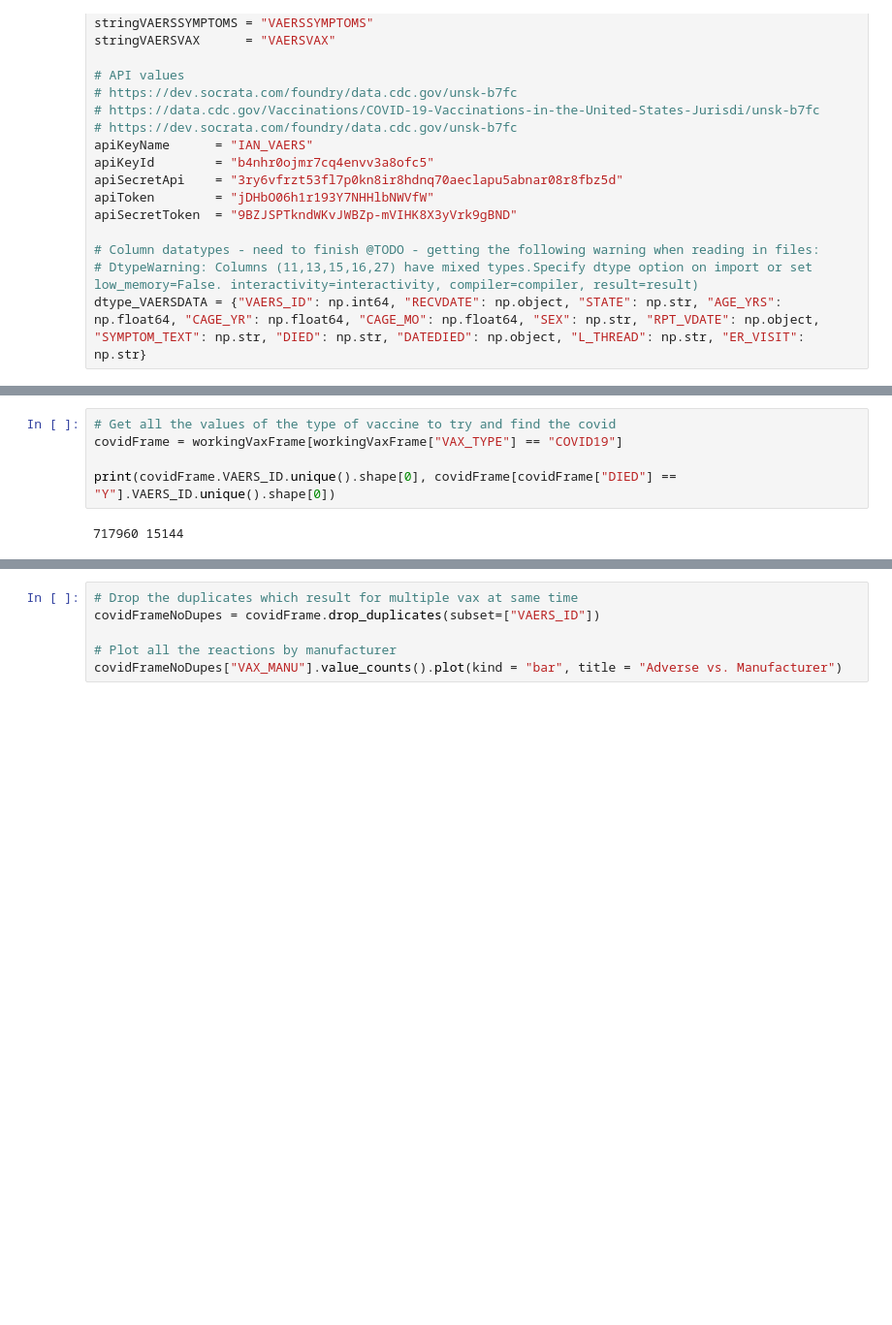
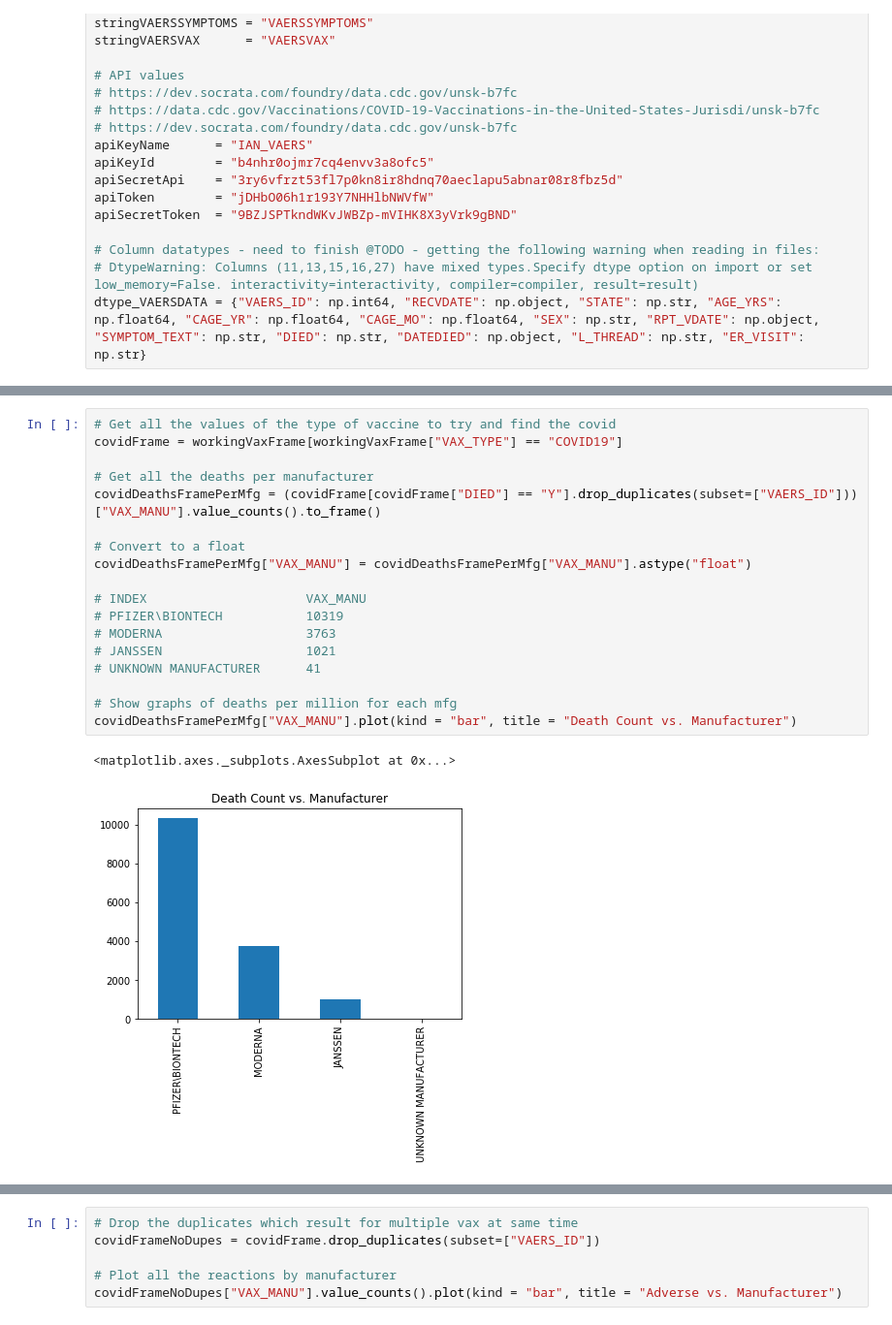
Before and after one commit to iandalrymple/VAERS, a Jupyter notebook: VAERS.ipynb, the cells around one changed output, grey strips where cells are left out. Shown at 97% size. Drawn from its saved outputs; the diff is of its cells as text; blank space fills up the shorter version.

```diff
--- a/VAERS.ipynb
+++ b/VAERS.ipynb
@@ -125,7 +168,21 @@ workingVaxFrame = completeDataFrame.copy(deep=True)
 # %%
 # Get all the values of the type of vaccine to try and find the covid
 covidFrame = workingVaxFrame[workingVaxFrame["VAX_TYPE"] == "COVID19"]
 
-print(covidFrame.VAERS_ID.unique().shape[0], covidFrame[covidFrame["DIED"] == "Y"].VAERS_ID.unique().shape[0])
+# Get all the deaths per manufacturer
+covidDeathsFramePerMfg = (covidFrame[covidFrame["DIED"] == "Y"].drop_duplicates(subset=["VAERS_ID"]))["VAX_MANU"].value_counts().to_frame()
+
+# Convert to a float
+covidDeathsFramePerMfg["VAX_MANU"] = covidDeathsFramePerMfg["VAX_MANU"].astype("float")
+
+# INDEX	                    VAX_MANU
+# PFIZER\BIONTECH	        10319
+# MODERNA	                3763
+# JANSSEN	                1021
+# UNKNOWN MANUFACTURER	    41
+
+# Show graphs of deaths per million for each mfg
+covidDeathsFramePerMfg["VAX_MANU"].plot(kind = "bar", title = "Death Count vs. Manufacturer")
 # %% [output]
-717960 15144
+<matplotlib.axes._subplots.AxesSubplot at 0x...>
+[figure, added]
```
Also changed, not shown: parts of 9 cells of this notebook.
